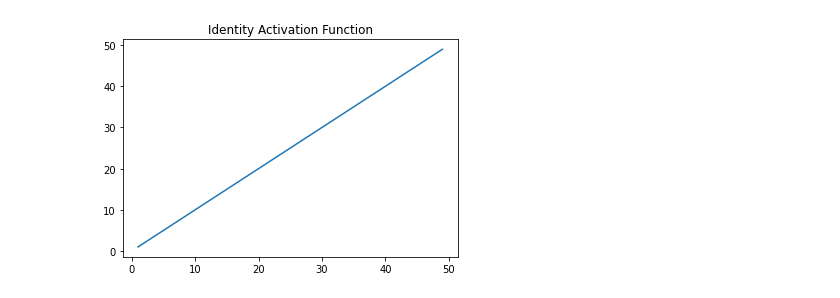
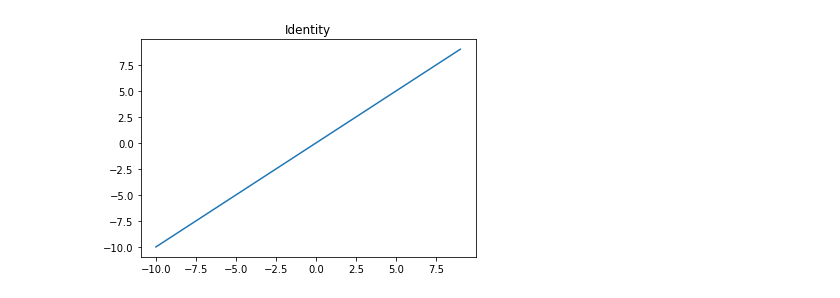
Before and after one commit to rohit133/Design-Implementing-Neural-network-models, a Jupyter notebook: Activation_funcitons.ipynb, the cells around one changed output. Cells and saved outputs as stored; diff of their text form; code cells hidden in the pictures.

```diff
--- a/Activation_funcitons.ipynb
+++ b/Activation_funcitons.ipynb
@@ -2,12 +2,18 @@
 import numpy as np
 import pandas as pd
 import matplotlib.pyplot as plt
+x = np.arange(-10,10,1,dtype='int32')
 # %%
 # Identity Activation Function f(x) = x
-x = np.arange(1,50)
-y = x
-plt.plot(x,y)
-plt.title("Identity Activation Function")
-plt.show();
+def identity(x):
+    return(x)
+
+def plot_graph(x,y,name):
+    plt.plot(x,y)
+    plt.title(name)
+    plt.show();
+
+y = identity(x)
+plot_graph(x,y,'Identity')
 # %% [output]
-[figure, old version]
+[figure, new version]
```
Also changed, not shown: parts of 9 cells of this notebook, 8 other files.
